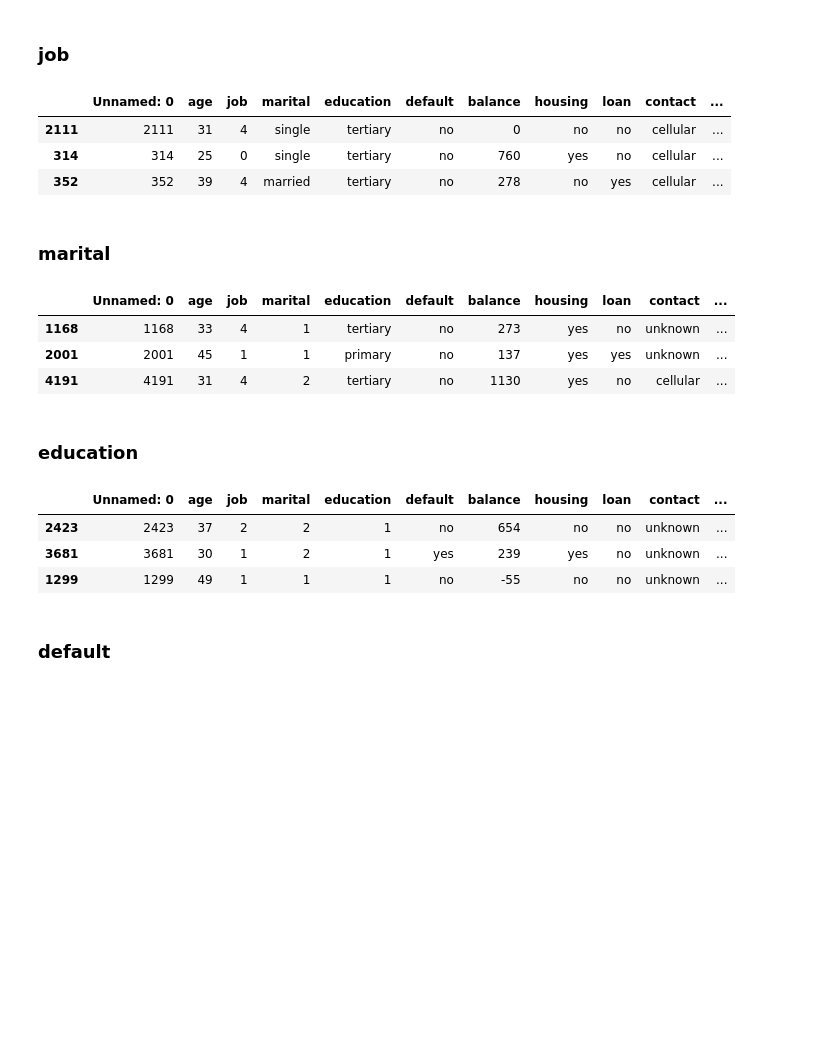
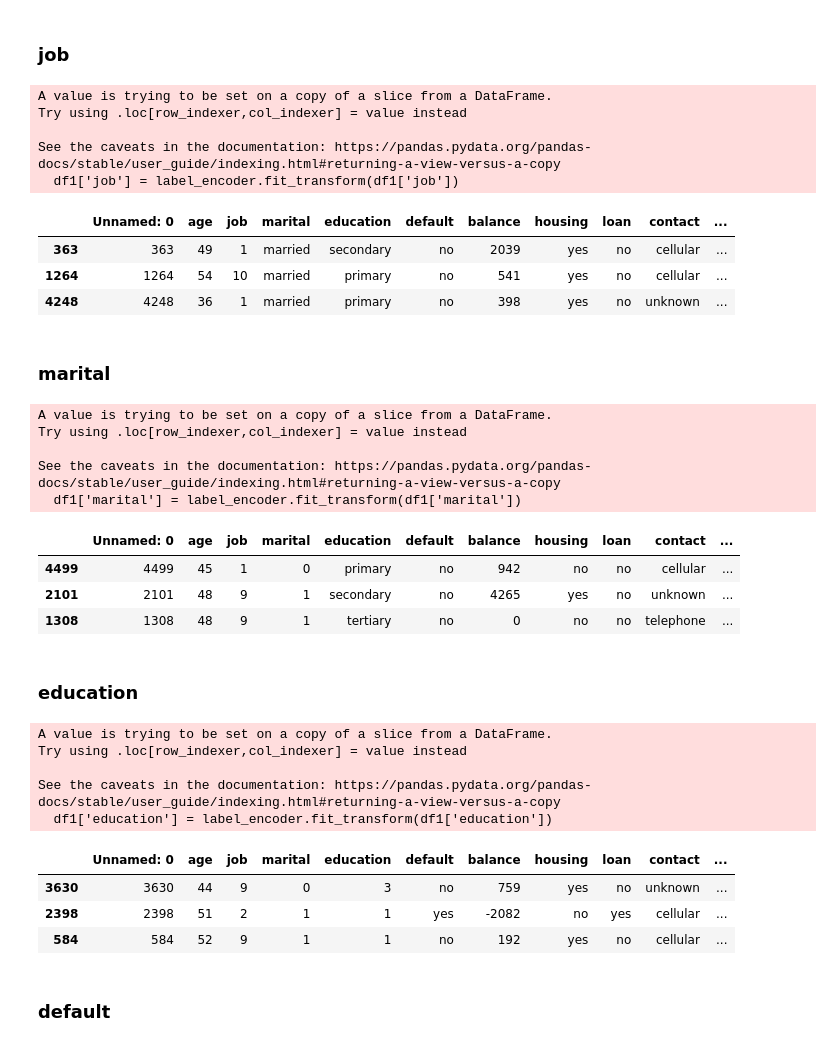
Before and after one commit to ptoledoc7/Prueba, a Jupyter notebook: Trabajo_final.ipynb, the cells around one changed output. Cells and saved outputs as stored; diff of their text form; code cells hidden in the pictures; blank space fills up the shorter version.

```diff
--- a/Trabajo_final.ipynb
+++ b/Trabajo_final.ipynb
@@ -518,9 +518,9 @@ Limite Inferior: -4164.00
 Limite Superior: 5713.00
 Outliers: 255
 # %%
-df = df[(df['balance'] >= balance_min) & (df['balance'] <= balance_max)]
+df1 = df[(df['balance'] >= balance_min) & (df['balance'] <= balance_max)]
 
-print(df.shape[0])
+print(df1.shape[0])
 # %% [output]
 4266
 # %%
@@ -542,5 +542,5 @@ Outliers: 104
 # %%
-df = df[(df['duration'] >= duration_min) & (df['duration'] <= duration_max)]
+df1 = df[(df['duration'] >= duration_min) & (df['duration'] <= duration_max)]
 
-print(df.shape[0])
+print(df1.shape[0])
 # %% [output]
@@ -558,37 +558,52 @@ plot_hist_box(df, 'duration')
 ### job
 # %%
 label_encoder = LabelEncoder() # Se utilizo este encoder por ser una variable categorica nominal
-df['job'] = label_encoder.fit_transform(df['job'])
+df1['job'] = label_encoder.fit_transform(df1['job'])
 
-df.sample(3)
+df1.sample(3)
 # %% [output]
+A value is trying to be set on a copy of a slice from a DataFrame.
+Try using .loc[row_indexer,col_indexer] = value instead
+
+See the caveats in the documentation: https://pandas.pydata.org/pandas-docs/stable/user_guide/indexing.html#returning-a-view-versus-a-copy
+  df1['job'] = label_encoder.fit_transform(df1['job'])
 |  | Unnamed: 0 | age | job | marital | education | default | balance | housing | loan | contact | ... |
-| 2111 | 2111 | 31 | 4 | single | tertiary | no | 0 | no | no | cellular | ... |
-| 314 | 314 | 25 | 0 | single | tertiary | no | 760 | yes | no | cellular | ... |
-| 352 | 352 | 39 | 4 | married | tertiary | no | 278 | no | yes | cellular | ... |
+| 363 | 363 | 49 | 1 | married | secondary | no | 2039 | yes | no | cellular | ... |
+| 1264 | 1264 | 54 | 10 | married | primary | no | 541 | yes | no | cellular | ... |
+| 4248 | 4248 | 36 | 1 | married | primary | no | 398 | yes | no | unknown | ... |
 # %% [markdown]
 ### marital
 # %%
 label_encoder = LabelEncoder() # Se utilizo este encoder por ser una variable categorica nominal
-df['marital'] = label_encoder.fit_transform(df['marital'])
+df1['marital'] = label_encoder.fit_transform(df1['marital'])
 
-df.sample(3)
+df1.sample(3)
 # %% [output]
+A value is trying to be set on a copy of a slice from a DataFrame.
+Try using .loc[row_indexer,col_indexer] = value instead
+
+See the caveats in the documentation: https://pandas.pydata.org/pandas-docs/stable/user_guide/indexing.html#returning-a-view-versus-a-copy
+  df1['marital'] = label_encoder.fit_transform(df1['marital'])
 |  | Unnamed: 0 | age | job | marital | education | default | balance | housing | loan | contact | ... |
-| 1168 | 1168 | 33 | 4 | 1 | tertiary | no | 273 | yes | no | unknown | ... |
-| 2001 | 2001 | 45 | 1 | 1 | primary | no | 137 | yes | yes | unknown | ... |
-| 4191 | 4191 | 31 | 4 | 2 | tertiary | no | 1130 | yes | no | cellular | ... |
+| 4499 | 4499 | 45 | 1 | 0 | primary | no | 942 | no | no | cellular | ... |
+| 2101 | 2101 | 48 | 9 | 1 | secondary | no | 4265 | yes | no | unknown | ... |
+| 1308 | 1308 | 48 | 9 | 1 | tertiary | no | 0 | no | no | telephone | ... |
 # %% [markdown]
 ### education
 # %%
 label_encoder = LabelEncoder() # Se utilizo este encoder por ser una variable categorica nominal
-df['education'] = label_encoder.fit_transform(df['education'])
+df1['education'] = label_encoder.fit_transform(df1['education'])
 
-df.sample(3)
+df1.sample(3)
 # %% [output]
+A value is trying to be set on a copy of a slice from a DataFrame.
+Try using .loc[row_indexer,col_indexer] = value instead
+
+See the caveats in the documentation: https://pandas.pydata.org/pandas-docs/stable/user_guide/indexing.html#returning-a-view-versus-a-copy
+  df1['education'] = label_encoder.fit_transform(df1['education'])
 |  | Unnamed: 0 | age | job | marital | education | default | balance | housing | loan | contact | ... |
-| 2423 | 2423 | 37 | 2 | 2 | 1 | no | 654 | no | no | unknown | ... |
-| 3681 | 3681 | 30 | 1 | 2 | 1 | yes | 239 | yes | no | unknown | ... |
-| 1299 | 1299 | 49 | 1 | 1 | 1 | no | -55 | no | no | unknown | ... |
+| 3630 | 3630 | 44 | 9 | 0 | 3 | no | 759 | yes | no | unknown | ... |
+| 2398 | 2398 | 51 | 2 | 1 | 1 | yes | -2082 | no | yes | cellular | ... |
+| 584 | 584 | 52 | 9 | 1 | 1 | no | 192 | yes | no | cellular | ... |
 # %% [markdown]
 ### default
```
Also changed, not shown: parts of 18 cells of this notebook.
